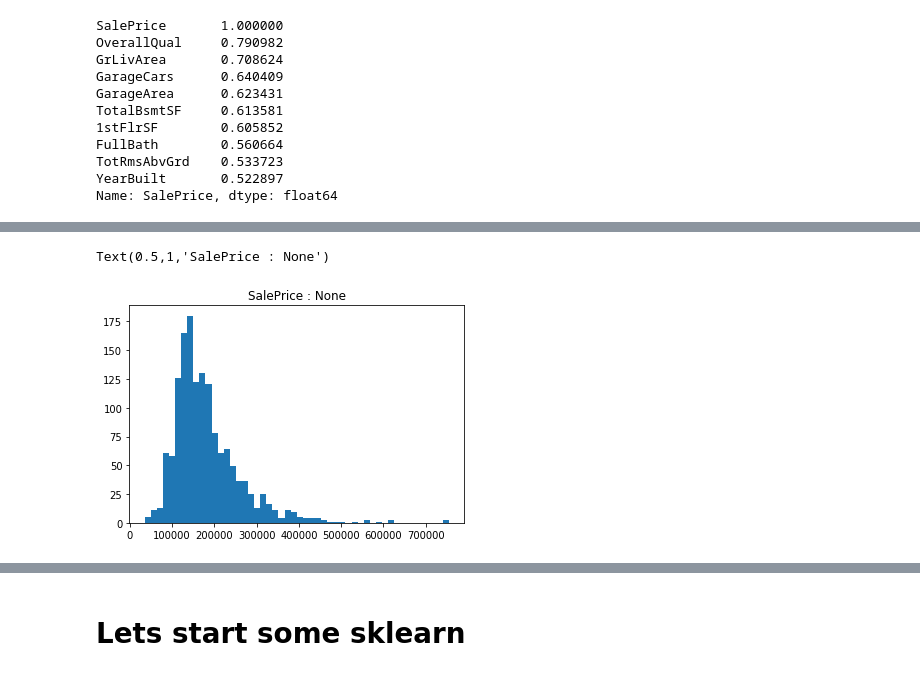
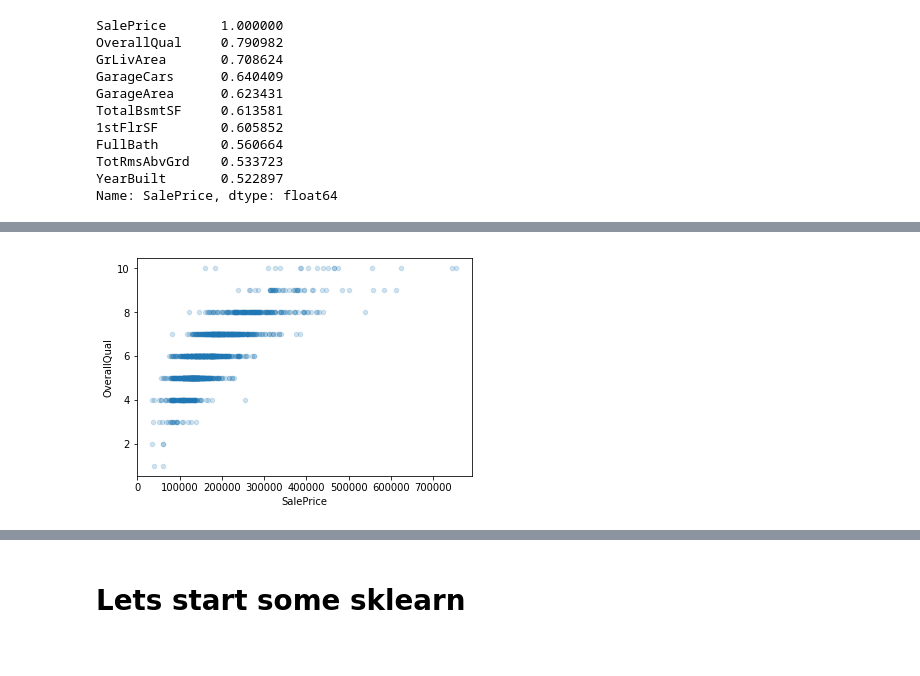
Before and after one commit to afcarl/kaggle-house-prices, a Jupyter notebook: Robin kaggle house price.ipynb, the cells around one changed output, grey strips where cells are left out. Drawn from its saved outputs; the diff is of its cells as text; code cells hidden in the pictures.

```diff
--- a/Robin kaggle house price.ipynb
+++ b/Robin kaggle house price.ipynb
@@ -67,7 +64,5 @@ housing.plot.scatter('OverallQual', 'SalePrice');
-# %%
-factor = 'SalePrice'
-plt.hist(housing[factor], bins=50);
-plt.title("{} : {}".format(factor, description[factor]))
-# %% [output]
-Text(0.5,1,'SalePrice : None')
-[figure, removed]
+# %%
+housing.plot(kind="scatter", x="SalePrice", y="OverallQual", alpha=0.2)
+plt.show()
+# %% [output]
+[figure, added]
```
Also changed, not shown: parts of 5 cells of this notebook.
